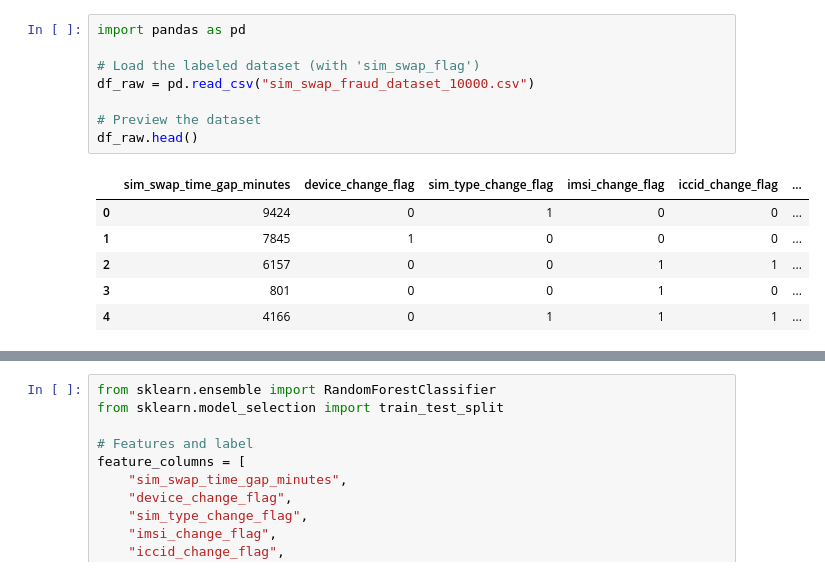
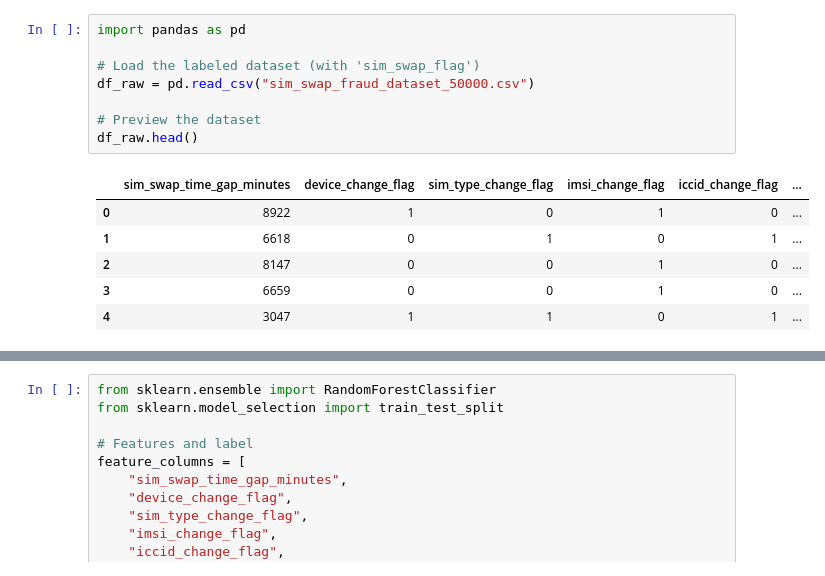
Before and after one commit to sliit-msc-research/sim-swap-fraud-detection-model, a Jupyter notebook: models/SimSwapFraudDetectionModel_v3_supervised.ipynb, the cells around one changed output, grey strips where cells are left out. Drawn from its saved outputs; the diff is of its cells as text.

```diff
--- a/models/SimSwapFraudDetectionModel_v3_supervised.ipynb
+++ b/models/SimSwapFraudDetectionModel_v3_supervised.ipynb
@@ -63,18 +63,18 @@ Dataset with 10,000 records saved as 'sim_swap_fraud_dataset_10000.csv'
 # %%
 import pandas as pd
 
 # Load the labeled dataset (with 'sim_swap_flag')
-df_raw = pd.read_csv("sim_swap_fraud_dataset_10000.csv")
+df_raw = pd.read_csv("sim_swap_fraud_dataset_50000.csv")
 
 # Preview the dataset
 df_raw.head()
 # %% [output]
 |  | sim_swap_time_gap_minutes | device_change_flag | sim_type_change_flag | imsi_change_flag | iccid_change_flag | ... |
-| 0 | 9424 | 0 | 1 | 0 | 0 | ... |
-| 1 | 7845 | 1 | 0 | 0 | 0 | ... |
-| 2 | 6157 | 0 | 0 | 1 | 1 | ... |
-| 3 | 801 | 0 | 0 | 1 | 0 | ... |
-| 4 | 4166 | 0 | 1 | 1 | 1 | ... |
+| 0 | 8922 | 1 | 0 | 1 | 0 | ... |
+| 1 | 6618 | 0 | 1 | 0 | 1 | ... |
+| 2 | 8147 | 0 | 0 | 1 | 0 | ... |
+| 3 | 6659 | 0 | 0 | 1 | 0 | ... |
+| 4 | 3047 | 1 | 1 | 0 | 1 | ... |
 # %%
 # Re-import necessary libraries (if needed)
 import pandas as pd
```
Also changed, not shown: parts of 5 cells of this notebook, 1 other file.
